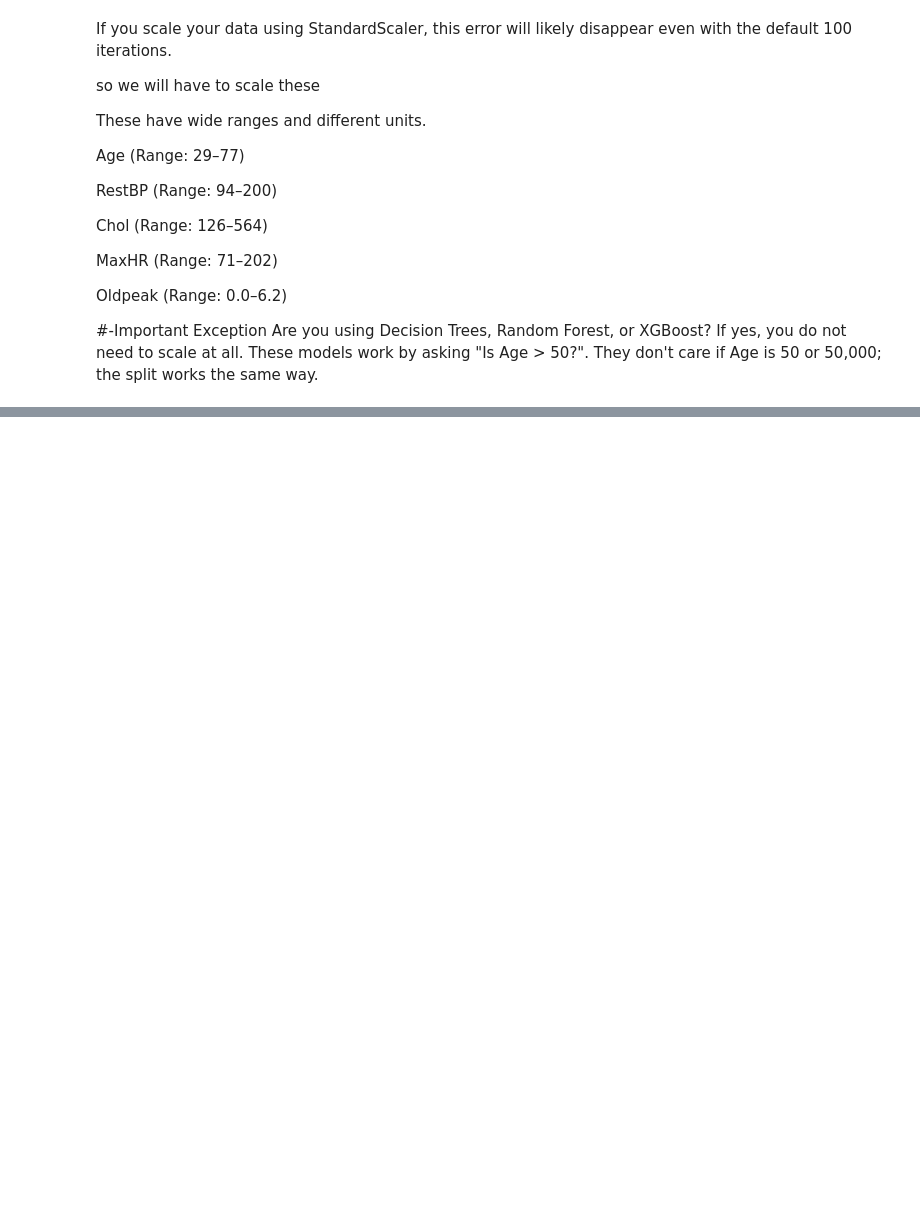
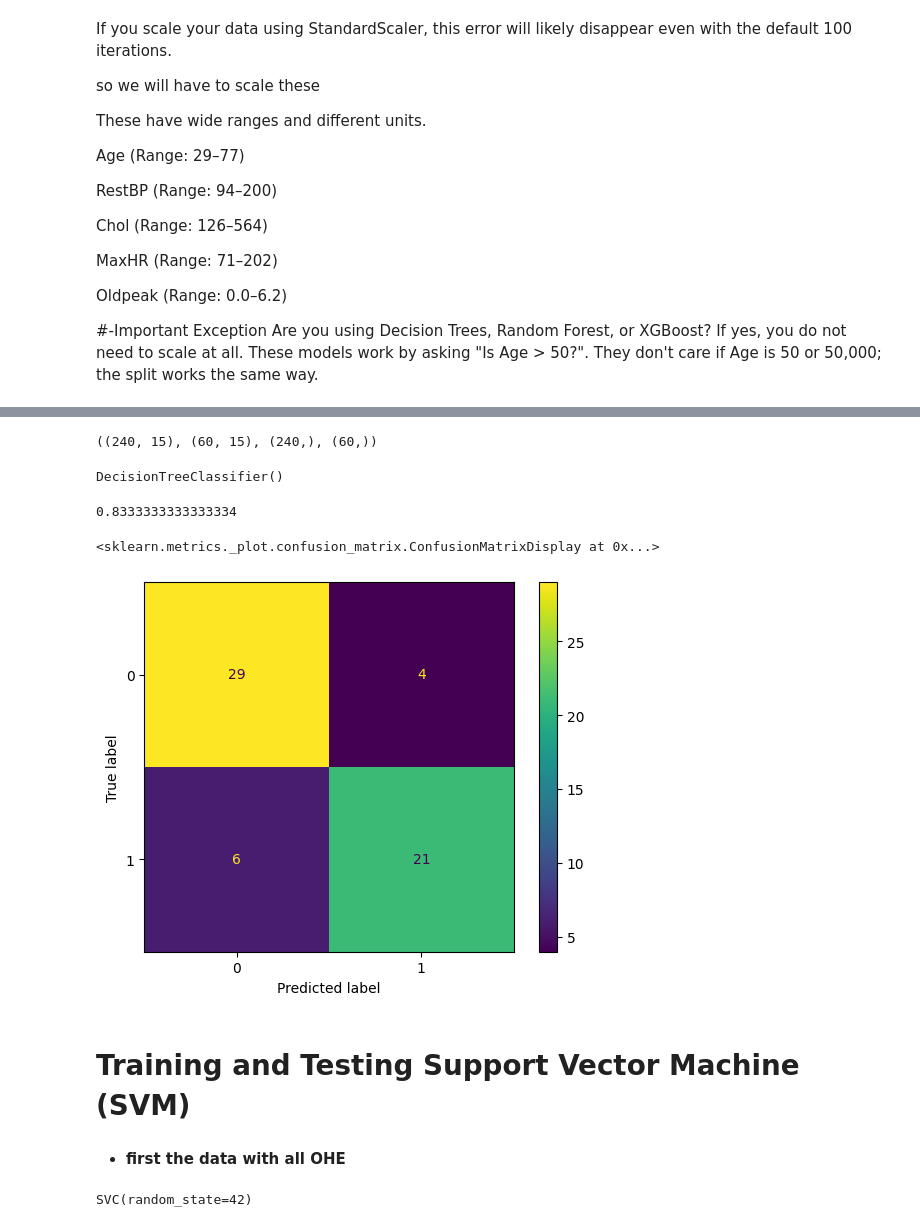
Before and after one commit to Muhammed-ismail3/Heart-Disease-Prediction, a Jupyter notebook: Project/Model.ipynb, the cells around one changed output, grey strips where cells are left out. Drawn from its saved outputs; the diff is of its cells as text; code cells hidden in the pictures; blank space fills up the shorter version.

```diff
--- a/Project/Model.ipynb
+++ b/Project/Model.ipynb
@@ -385,0 +579,2 @@ Are you using Decision Trees, Random Forest, or XGBoost? If yes, you do not need
+# %%
+clf2 = DecisionTreeClassifier()
@@ -385,0 +599,24 @@ Are you using Decision Trees, Random Forest, or XGBoost? If yes, you do not need
+# %%
+X4_train, X4_test,y4_train,y4_test = train_test_split(X2,y2,test_size = 0.2,random_state = 42 )
+# %%
+X4_train.shape, X4_test.shape,y4_train.shape,y4_test.shape
+# %% [output]
+((240, 15), (60, 15), (240,), (60,))
+# %%
+clf2.fit(X4_train,y4_train)
+# %% [output]
+DecisionTreeClassifier()
+# %%
+y4_pred = clf2.predict(X4_test)
+clf2.score(X4_test,y4_test)
+# %% [output]
+0.8333333333333334
+# %%
+confusion_matrix4 = confusion_matrix(y4_test,y4_pred)
+confusion_matrix_display = metrics.ConfusionMatrixDisplay(confusion_matrix = confusion_matrix4)
+confusion_matrix_display.plot()
+# %% [output]
+<sklearn.metrics._plot.confusion_matrix.ConfusionMatrixDisplay at 0x...>
+[figure, added]
+# %% [markdown]
+# Training and Testing Support Vector Machine (SVM)
@@ -385,0 +625,2 @@ Are you using Decision Trees, Random Forest, or XGBoost? If yes, you do not need
+# %% [markdown]
+*    **first the data with all OHE**
@@ -385,0 +629,5 @@ Are you using Decision Trees, Random Forest, or XGBoost? If yes, you do not need
+# %%
+
+svm_model.fit(X1_train, y1_train)
+# %% [output]
+SVC(random_state=42)
```
Also changed, not shown: parts of 81 cells of this notebook, 1 other file.
